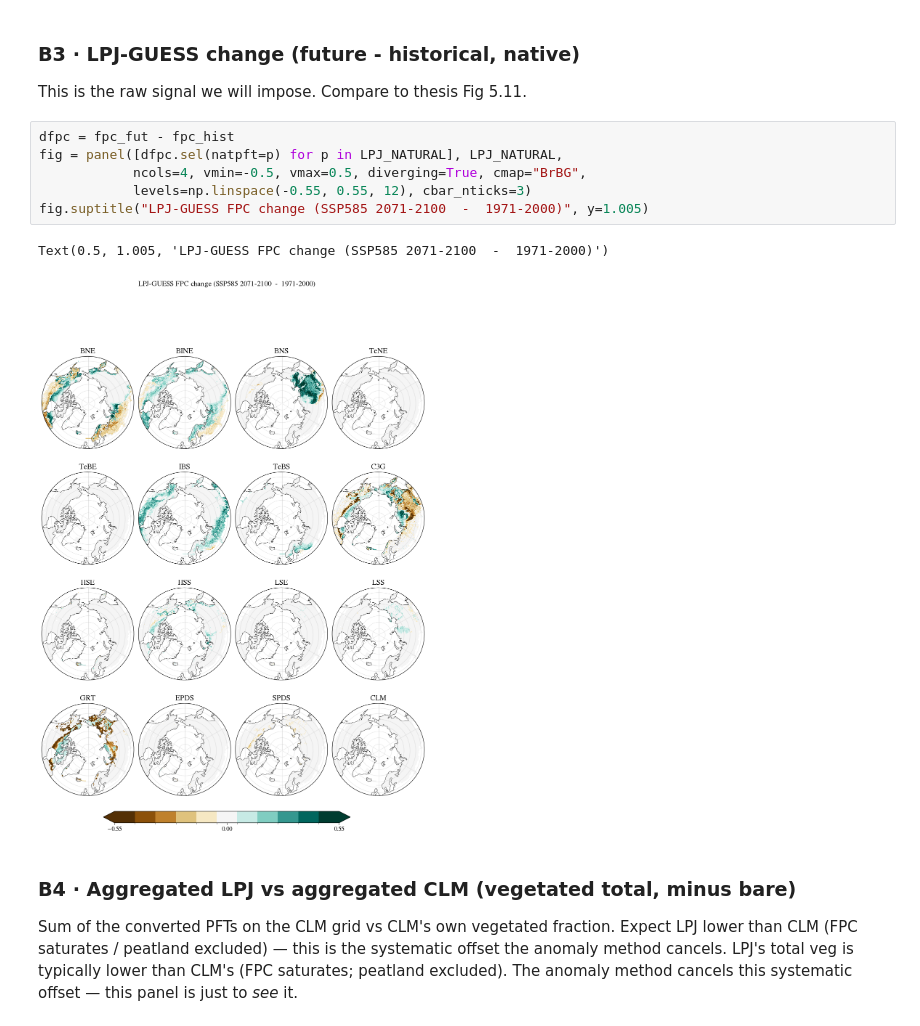
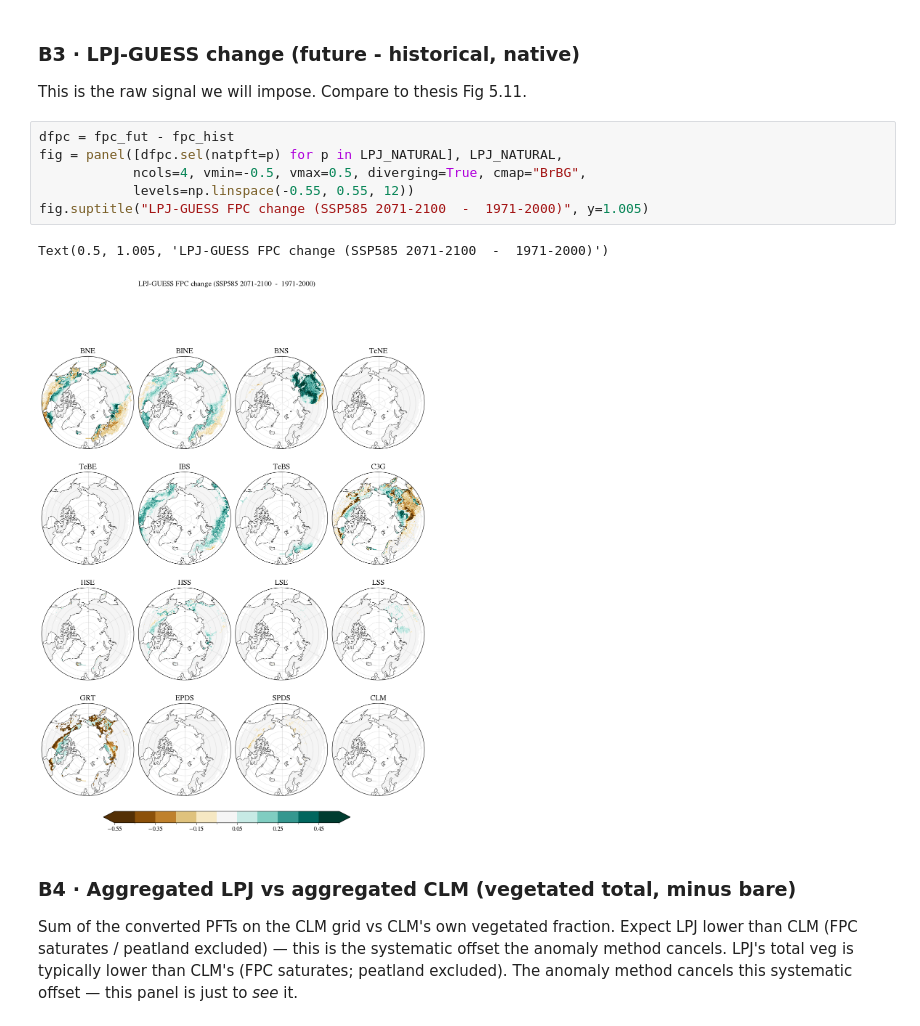
Before and after one commit to adelezaini/boreal-forest-expansion, a Jupyter notebook: preprocess/edit-surfdatafile/edit-surfdata-lpjguess-anomaly.ipynb, the cells around one changed output. Saved outputs shown, nothing was run; the diff lists cells and outputs as text.

```diff
--- a/preprocess/edit-surfdatafile/edit-surfdata-lpjguess-anomaly.ipynb
+++ b/preprocess/edit-surfdatafile/edit-surfdata-lpjguess-anomaly.ipynb
@@ -541,12 +541,12 @@ This is the raw signal we will impose. Compare to thesis Fig 5.11.
 # %%
 dfpc = fpc_fut - fpc_hist
 fig = panel([dfpc.sel(natpft=p) for p in LPJ_NATURAL], LPJ_NATURAL,
             ncols=4, vmin=-0.5, vmax=0.5, diverging=True, cmap="BrBG",
-            levels=np.linspace(-0.55, 0.55, 12), cbar_nticks=3)
+            levels=np.linspace(-0.55, 0.55, 12))
 fig.suptitle("LPJ-GUESS FPC change (SSP585 2071-2100  -  1971-2000)", y=1.005)
 # %% [output]
 Text(0.5, 1.005, 'LPJ-GUESS FPC change (SSP585 2071-2100  -  1971-2000)')
-[figure, old version]
+[figure, new version]
 # %% [markdown]
 ### B4 · Aggregated LPJ vs aggregated CLM (vegetated total, minus bare)
 Sum of the converted PFTs on the CLM grid vs CLM's own vegetated fraction.
```
Also changed, not shown: parts of 4 cells of this notebook.
